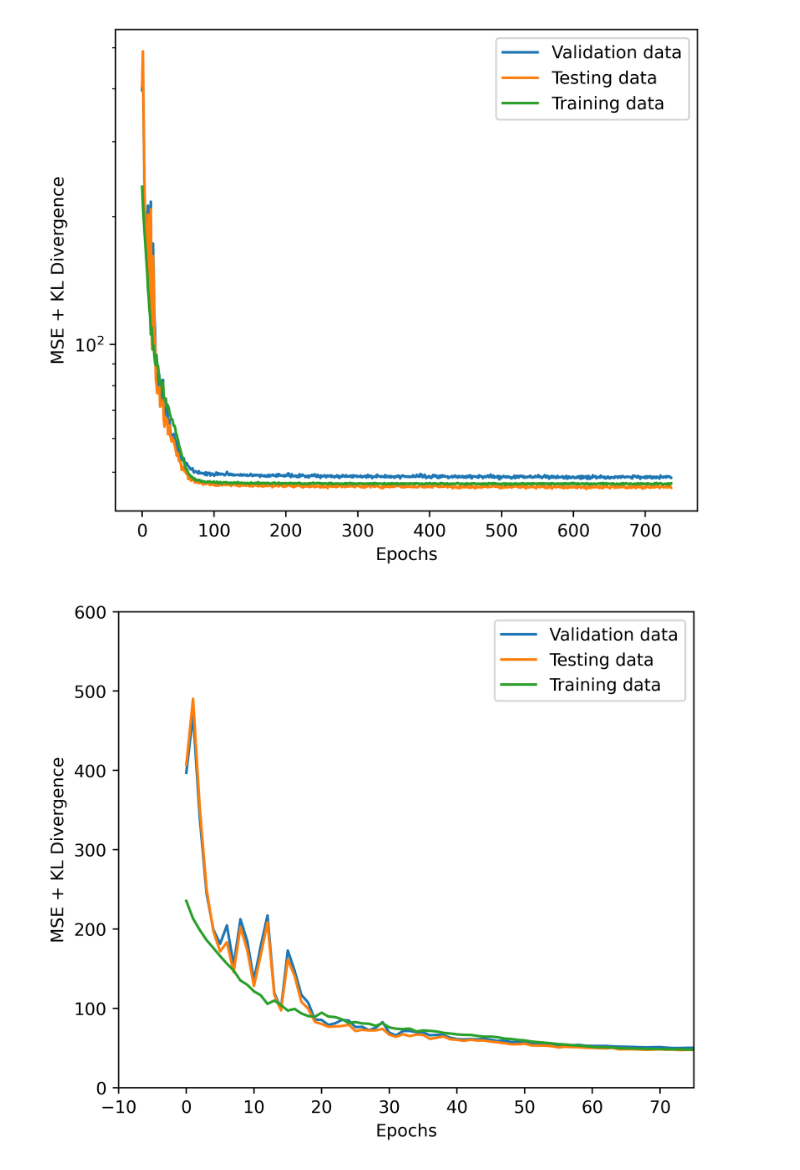
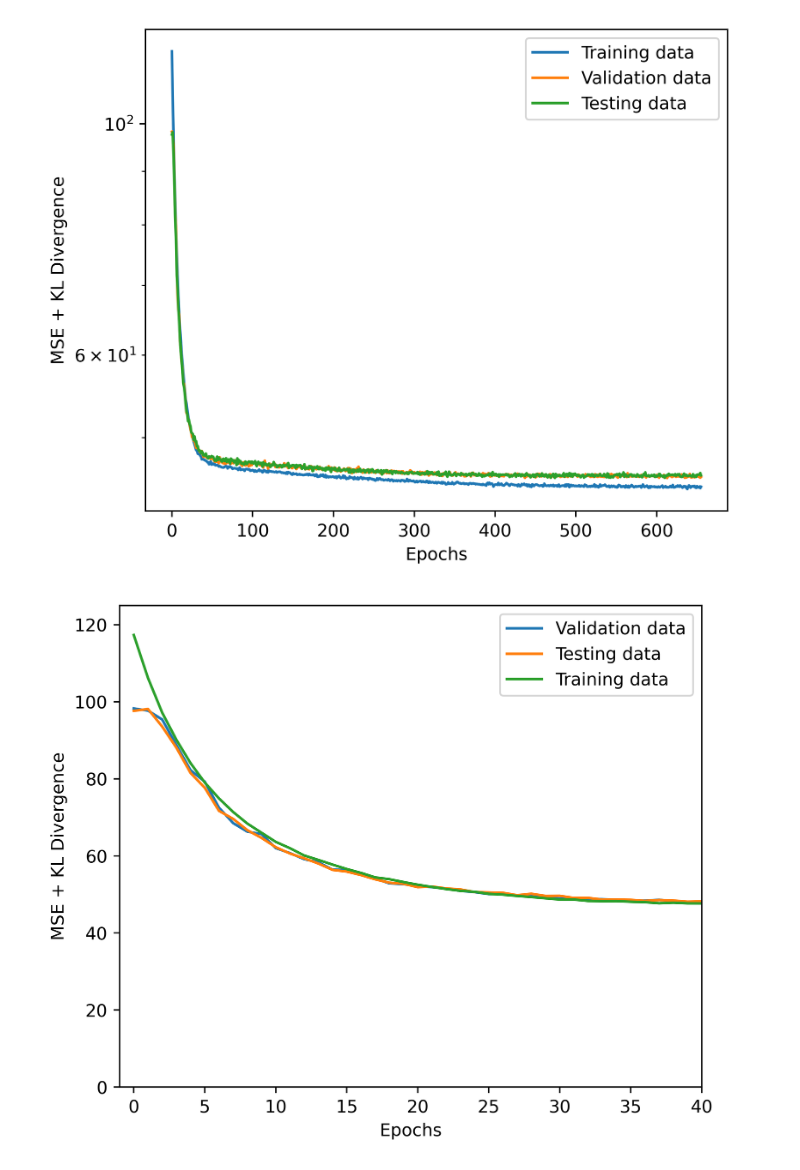
Before and after one commit to WayScience/gene_dependency_representations, a Jupyter notebook: 2.train-VAE/3.beta_vae_training_extract_model_components.ipynb, the cells around one changed output. Drawn from its saved outputs; the diff is of its cells as text; code cells hidden in the pictures.

Commit message:
Multilayer plots and parquet replacement (#43)
* Parquet files

* Removing prototypes

* Py files

```diff
--- a/2.train-VAE/3.beta_vae_training_extract_model_components.ipynb
+++ b/2.train-VAE/3.beta_vae_training_extract_model_components.ipynb
@@ -39,6 +39,8 @@ learning_rate = best_trial.params['learning_rate']
 batch_size = best_trial.params['batch_size']
 epochs = best_trial.params['epochs']
 optimizer = best_trial.params['optimizer_type']
+hidden_dim = best_trial.params['hidden_dim']
+num_layers = best_trial.params['num_layers']
 
 # Create DataLoader
 train_loader = DataLoader(TensorDataset(train_tensor), batch_size=batch_size, shuffle=True)
@@ -46,7 +48,7 @@ val_loader = DataLoader(TensorDataset(val_tensor), batch_size=batch_size, shuffl
 test_loader = DataLoader(TensorDataset(test_tensor), batch_size=batch_size, shuffle=False)
 # %%
 #Initialize the model and optimizer
-model = BetaVAE(input_dim=train_data.shape[1], latent_dim=latent_dim, beta=beta)
+model = BetaVAE(input_dim=train_data.shape[1], latent_dim=latent_dim, beta=beta, hidden_dim=hidden_dim, num_layers=num_layers)
 optimizer = get_optimizer(optimizer, model.parameters(), learning_rate)
 
 # Training model
@@ -89,9 +91,9 @@ with open(history_path, 'w') as f:
 save_path = pathlib.Path("../1.data-exploration/figures/training_curve.png")
 
 plt.figure(figsize=(6, 5), dpi=500)
+plt.plot(train_loss_history, label="Training data")
 plt.plot(val_loss_history, label="Validation data")
 plt.plot(test_loss_history, label="Testing data")
-plt.plot(train_loss_history, label="Training data")
 plt.yscale("log")
 plt.ylabel("MSE + KL Divergence")
 plt.xlabel("Epochs")
@@ -99,22 +101,22 @@ plt.legend()
 plt.savefig(save_path)
 plt.show()
 # %% [output]
-[figure, old version]
+[figure, new version]
 # %%
 save_path = pathlib.Path("../1.data-exploration/figures/training_curve_elbow.png")
 
 plt.figure(figsize=(6, 5), dpi=500)
-plt.xlim(-10,75)
-plt.ylim(0,600)
+plt.xlim(-1,40)
+plt.ylim(0,125)
 plt.plot(val_loss_history, label="Validation data")
 plt.plot(test_loss_history, label="Testing data")
 plt.plot(train_loss_history, label="Training data")
 plt.ylabel("MSE + KL Divergence")
 plt.xlabel("Epochs")
 plt.legend()
 plt.savefig(save_path)
 plt.show()
 # %% [output]
-[figure, old version]
+[figure, new version]
 # %%
 # Extract the latent space dimensions
```
Also changed, not shown: parts of 4 cells of this notebook, 45 other files.
